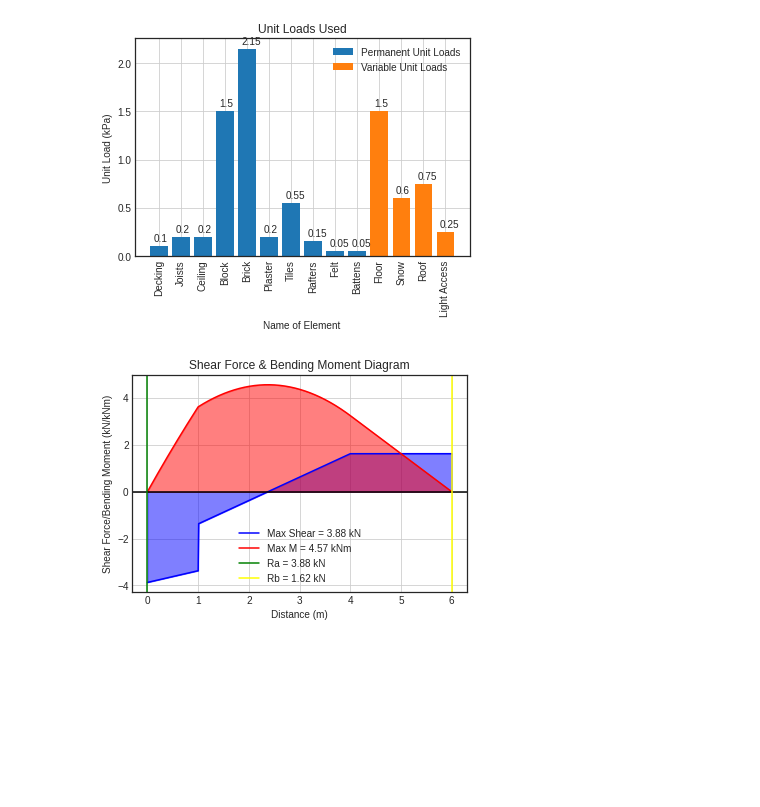
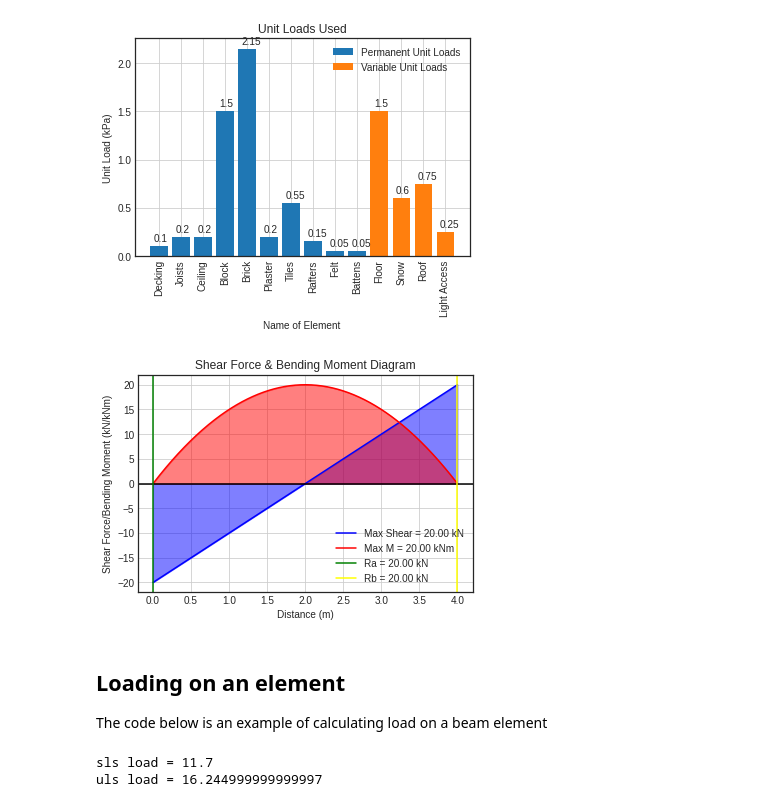
Before and after one commit to paulevalentine/Python_Development, a Jupyter notebook: beams.ipynb, the cells around one changed output. Drawn from its saved outputs; the diff is of its cells as text; code cells hidden in the pictures; blank space fills up the shorter version.

Commit message:
work on loading

```diff
--- a/beams.ipynb
+++ b/beams.ipynb
@@ -4,8 +4,26 @@ from loading import *#
 # %%
 Load.print_element_loads()
 
-test = Beam(6, [[1,4,1],[0,1,0.50], [1,1,2]])
+test = Beam(4, [[0,4,10]])
 test.force_diagram()
 # %% [output]
 [figure]
-[figure, old version]
+[figure, new version]
+# %% [markdown]
+## Loading on an element
+
+The code below is an example of calculating load on a beam element
+# %%
+# calculate the loads for the building elements
+floor_perm = Load.elements(['Decking', 'Joists', 'Ceiling'])
+wall_perm = Load.elements(['Brick', 'Block', 'Plaster'])
+floor_var = Load.var_loads['Floor']
+wall_var = 0
+
+# calculate the line loads
+w1 = Load([[floor_perm, floor_var, 2], [wall_perm, wall_var, 2]])
+print(f'sls load = {w1.sls_load}')
+print(f'uls load = {w1.uls_load}')
+# %% [output]
+sls load = 11.7
+uls load = 16.244999999999997
```
Also changed, not shown: 1 other file.
